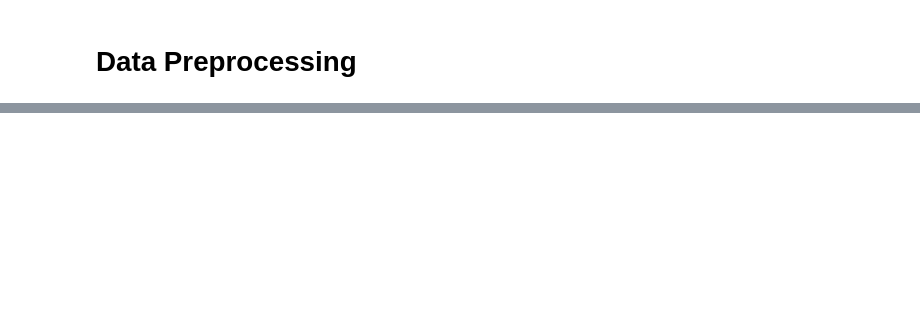
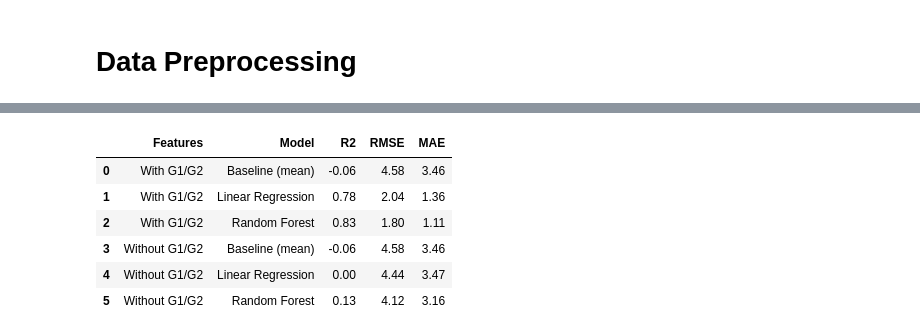
Before and after one commit to mobinrhmti/student-grade-prediction, a Jupyter notebook: Student Performance/main.ipynb, the cells around one changed output, grey strips where cells are left out. Saved outputs shown, nothing was run; the diff lists cells and outputs as text; code cells hidden in the pictures; blank space fills up the shorter version.

```diff
--- a/Student Performance/main.ipynb
+++ b/Student Performance/main.ipynb
@@ -68,0 +87,37 @@ print(coefficients.head(10))
+# %%
+models = {
+    'Baseline (mean)': DummyRegressor(strategy='mean'),
+    'Linear Regression': LinearRegression(),
+    'Random Forest': RandomForestRegressor(n_estimators=200, random_state=42),
+}
+
+feature_sets = {
+    'With G1/G2': X_with_grades,
+    'Without G1/G2': X_no_grades,
+}
+
+rows = []
+for set_name, features in feature_sets.items():
+    for model_name, model in models.items():
+        cv = cross_validate(
+            model, features, y, cv=5,
+            scoring=['r2', 'neg_root_mean_squared_error', 'neg_mean_absolute_error'],
+        )
+        rows.append({
+            'Features': set_name,
+            'Model': model_name,
+            'R2': cv['test_r2'].mean(),
+            'RMSE': -cv['test_neg_root_mean_squared_error'].mean(),
+            'MAE': -cv['test_neg_mean_absolute_error'].mean(),
+        })
+
+results = pd.DataFrame(rows).round(2)
+results
+# %% [output]
+|  | Features | Model | R2 | RMSE | MAE |
+| 0 | With G1/G2 | Baseline (mean) | -0.06 | 4.58 | 3.46 |
+| 1 | With G1/G2 | Linear Regression | 0.78 | 2.04 | 1.36 |
+| 2 | With G1/G2 | Random Forest | 0.83 | 1.80 | 1.11 |
+| 3 | Without G1/G2 | Baseline (mean) | -0.06 | 4.58 | 3.46 |
+| 4 | Without G1/G2 | Linear Regression | 0.00 | 4.44 | 3.47 |
+| 5 | Without G1/G2 | Random Forest | 0.13 | 4.12 | 3.16 |
```
Also changed, not shown: parts of 26 cells of this notebook, 2 other files.
